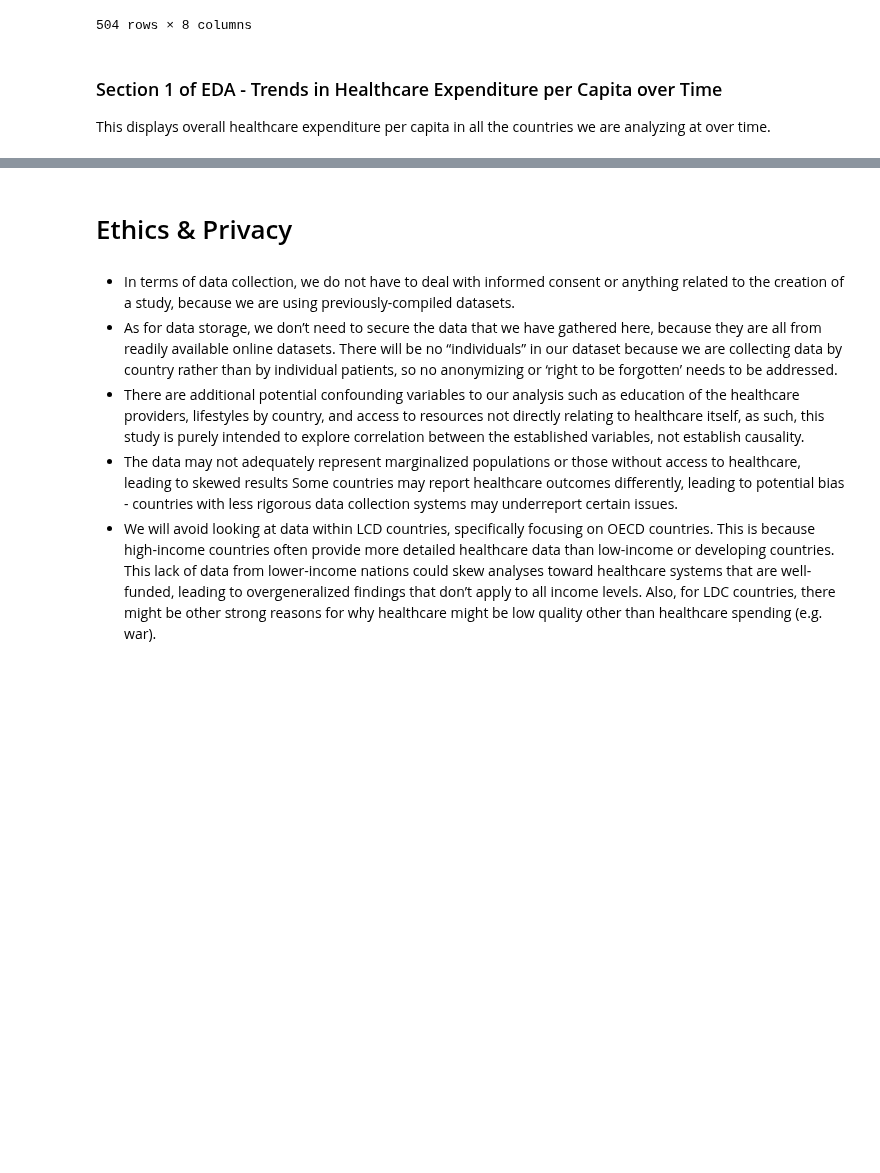
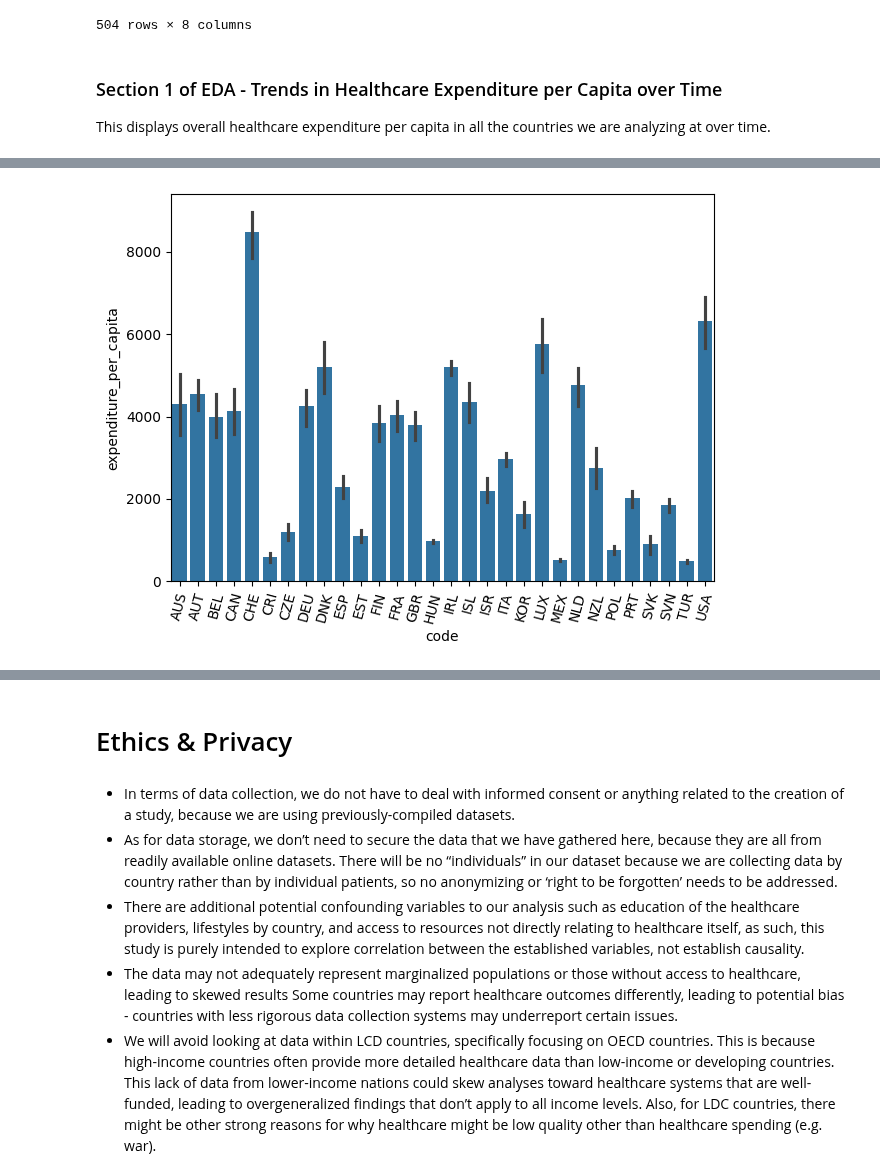
Before and after one commit to AishaWolff/data_science_research_project, a Jupyter notebook: EDACheckpoint_Group063-FA24.ipynb, the cells around one changed output, grey strips where cells are left out. Drawn from its saved outputs; the diff is of its cells as text; code cells hidden in the pictures; blank space fills up the shorter version.

```diff
--- a/EDACheckpoint_Group063-FA24.ipynb
+++ b/EDACheckpoint_Group063-FA24.ipynb
@@ -549,0 +560,12 @@ Some more words and stuff.  Remember notebooks work best if you interleave the c
+# %%
+# expenditure per capita by country (mean over the years)
+def expenditure_per_capita_by_country():
+    df = pd.read_csv("cleaned_datasets/main_df.csv")
+    sns.barplot(data = df, x = 'code', y = 'expenditure_per_capita');
+    plt.xticks(rotation=75)
+    plt.tight_layout()
+    plt.show()
+
+expenditure_per_capita_by_country()
+# %% [output]
+[figure, added]
```
Also changed, not shown: parts of 7 cells of this notebook, 1 other file.
